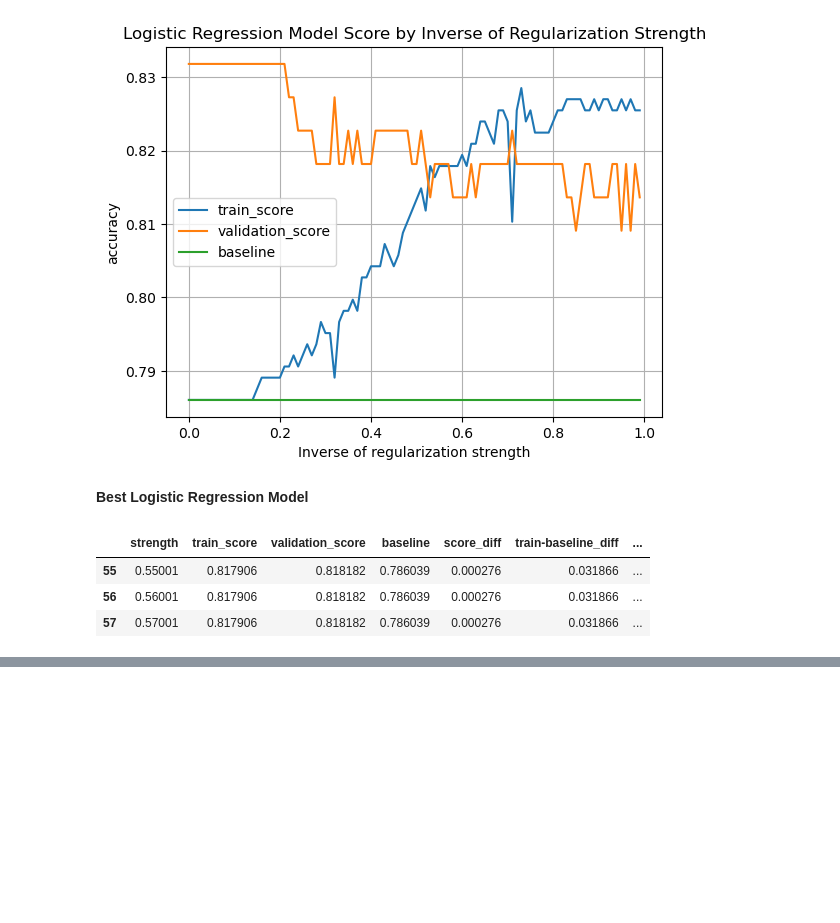
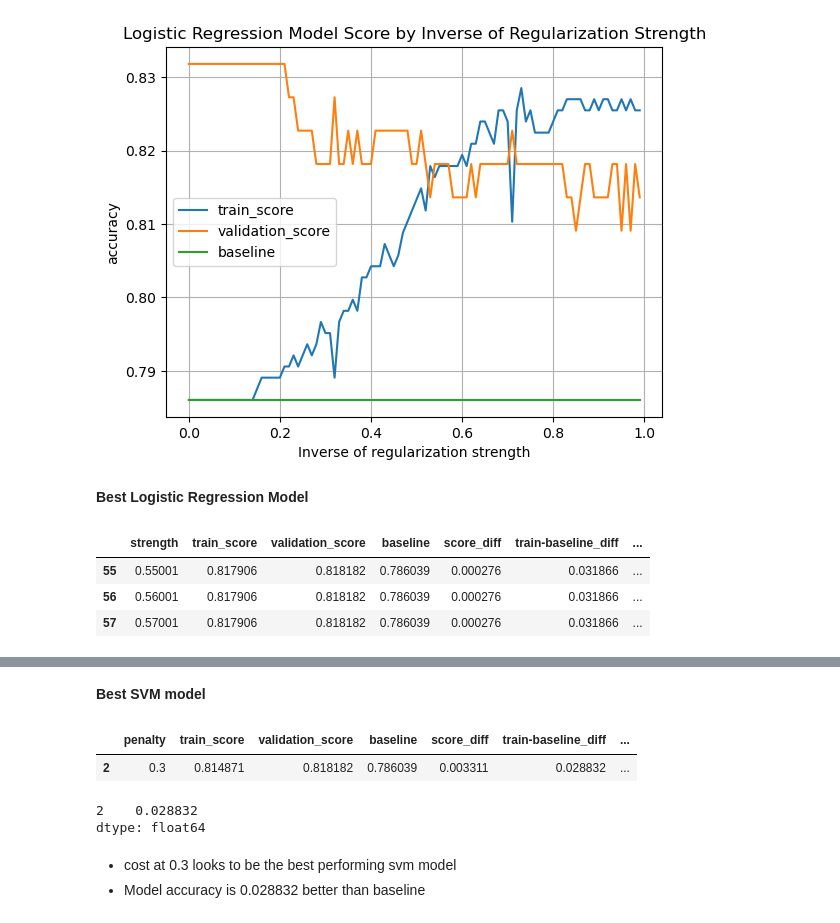
Before and after one commit to MigashaneVictoire/kev, a Jupyter notebook: modeling.ipynb, the cells around one changed output, grey strips where cells are left out. Drawn from its saved outputs; the diff is of its cells as text; code cells hidden in the pictures; blank space fills up the shorter version.

```diff
--- a/modeling.ipynb
+++ b/modeling.ipynb
@@ -317,0 +386,17 @@ zoom_in[zoom_in.score_diff == zoom_in.score_diff.min()]
+# %% [markdown]
+**Best SVM model**
+# %%
+# zoom in the middle area where the absolute difference between training score and validation score are smallest
+res = svm_df[svm_df.score_diff == svm_df.score_diff.min()]
+res
+# %% [output]
+|  | penalty | train_score | validation_score | baseline | score_diff | train-baseline_diff | ... |
+| 2 | 0.3 | 0.814871 | 0.818182 | 0.786039 | 0.003311 | 0.028832 | ... |
+# %%
+res.train_score - res.baseline
+# %% [output]
+2    0.028832
+dtype: float64
+# %% [markdown]
+* cost at 0.3 looks to be the best performing svm model
+* Model accuracy is 0.028832 better than baseline
```
Also changed, not shown: parts of 14 cells of this notebook.
